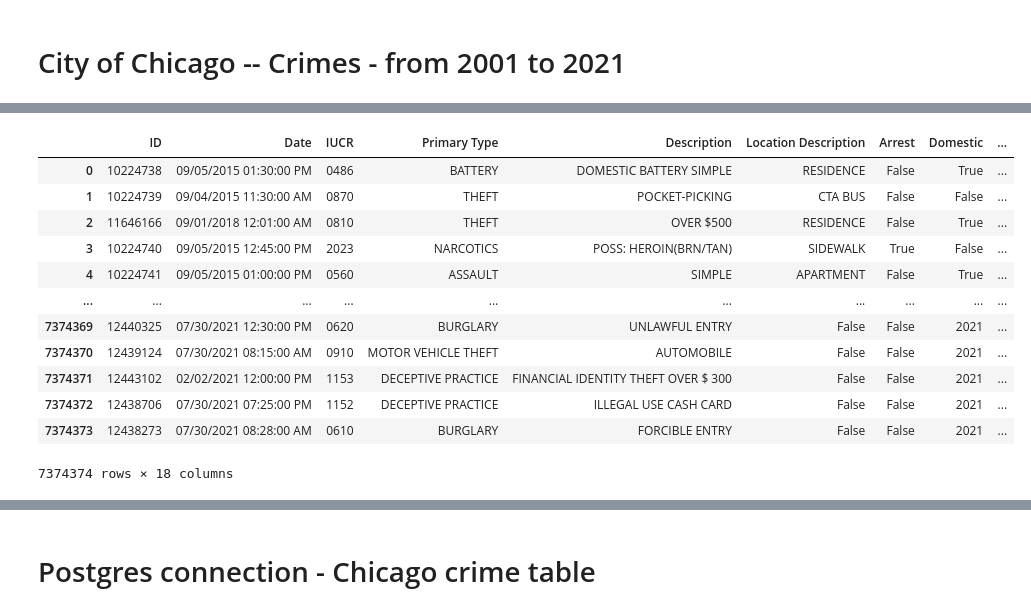
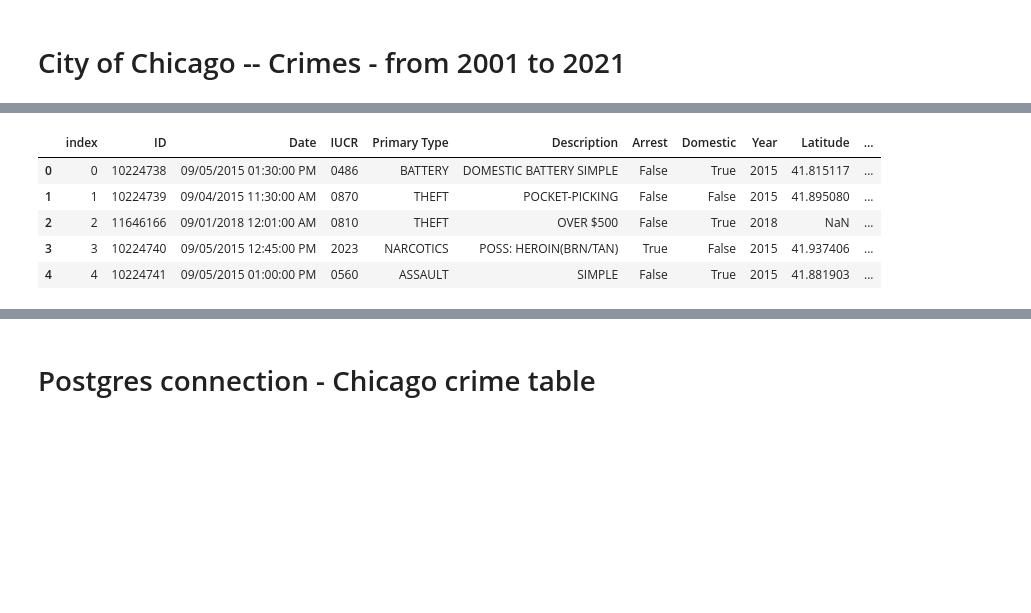
Before and after one commit to Karla-Flores/Chicago-Crime-Visualizing-Data, a Jupyter notebook: Proyect_03.ipynb, the cells around one changed output, grey strips where cells are left out. Saved outputs shown, nothing was run; the diff lists cells and outputs as text; code cells hidden in the pictures; blank space fills up the shorter version.

Commit message:
updated file, need to drop index column

```diff
--- a/Proyect_03.ipynb
+++ b/Proyect_03.ipynb
@@ -25 +40,3 @@ table.head()
+# %%
+table.reset_index(inplace=True)
 # %%
@@ -67,21 +56,14 @@ Name: Description, dtype: int64
 # %%
 # Dropping table
-table = table.drop(columns=['Case Number', 'Location', 'Updated On', 'Block', 'Community Area', 'Beat', 'District', 'Ward', 'FBI Code', 'X Coordinate', 'Y Coordinate' ])
-table
+table = table.drop(columns=['Case Number', 'Location', 'Updated On', 'Block', 'Location Description', 'Community Area', 'Beat', 'District', 'Ward', 'FBI Code', 'X Coordinate', 'Y Coordinate' ])
+table.head()
 # %% [output]
-|  | ID | Date | IUCR | Primary Type | Description | Location Description | Arrest | Domestic | ... |
-| 0 | 10224738 | 09/05/2015 01:30:00 PM | 0486 | BATTERY | DOMESTIC BATTERY SIMPLE | RESIDENCE | False | True | ... |
-| 1 | 10224739 | 09/04/2015 11:30:00 AM | 0870 | THEFT | POCKET-PICKING | CTA BUS | False | False | ... |
-| 2 | 11646166 | 09/01/2018 12:01:00 AM | 0810 | THEFT | OVER $500 | RESIDENCE | False | True | ... |
-| 3 | 10224740 | 09/05/2015 12:45:00 PM | 2023 | NARCOTICS | POSS: HEROIN(BRN/TAN) | SIDEWALK | True | False | ... |
-| 4 | 10224741 | 09/05/2015 01:00:00 PM | 0560 | ASSAULT | SIMPLE | APARTMENT | False | True | ... |
-| ... | ... | ... | ... | ... | ... | ... | ... | ... | ... |
-| 7374369 | 12440325 | 07/30/2021 12:30:00 PM | 0620 | BURGLARY | UNLAWFUL ENTRY | False | False | 2021 | ... |
-| 7374370 | 12439124 | 07/30/2021 08:15:00 AM | 0910 | MOTOR VEHICLE THEFT | AUTOMOBILE | False | False | 2021 | ... |
-| 7374371 | 12443102 | 02/02/2021 12:00:00 PM | 1153 | DECEPTIVE PRACTICE | FINANCIAL IDENTITY THEFT OVER $ 300 | False | False | 2021 | ... |
-| 7374372 | 12438706 | 07/30/2021 07:25:00 PM | 1152 | DECEPTIVE PRACTICE | ILLEGAL USE CASH CARD | False | False | 2021 | ... |
-| 7374373 | 12438273 | 07/30/2021 08:28:00 AM | 0610 | BURGLARY | FORCIBLE ENTRY | False | False | 2021 | ... |
+|  | index | ID | Date | IUCR | Primary Type | Description | Arrest | Domestic | Year | Latitude | ... |
+| 0 | 0 | 10224738 | 09/05/2015 01:30:00 PM | 0486 | BATTERY | DOMESTIC BATTERY SIMPLE | False | True | 2015 | 41.815117 | ... |
+| 1 | 1 | 10224739 | 09/04/2015 11:30:00 AM | 0870 | THEFT | POCKET-PICKING | False | False | 2015 | 41.895080 | ... |
+| 2 | 2 | 11646166 | 09/01/2018 12:01:00 AM | 0810 | THEFT | OVER $500 | False | True | 2018 | NaN | ... |
+| 3 | 3 | 10224740 | 09/05/2015 12:45:00 PM | 2023 | NARCOTICS | POSS: HEROIN(BRN/TAN) | True | False | 2015 | 41.937406 | ... |
+| 4 | 4 | 10224741 | 09/05/2015 01:00:00 PM | 0560 | ASSAULT | SIMPLE | False | True | 2015 | 41.881903 | ... |
-7374374 rows × 18 columns
 # %%
 # Dropping NAN from latitude
 table = table[table['Latitude'].notna()]
```
Also changed, not shown: parts of 13 cells of this notebook.
